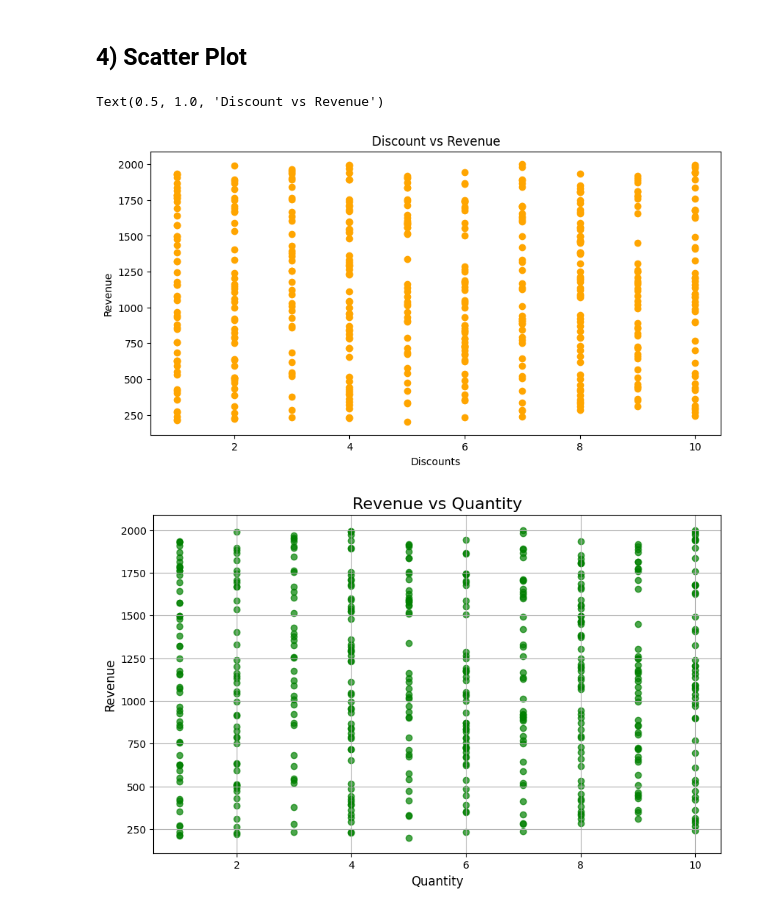
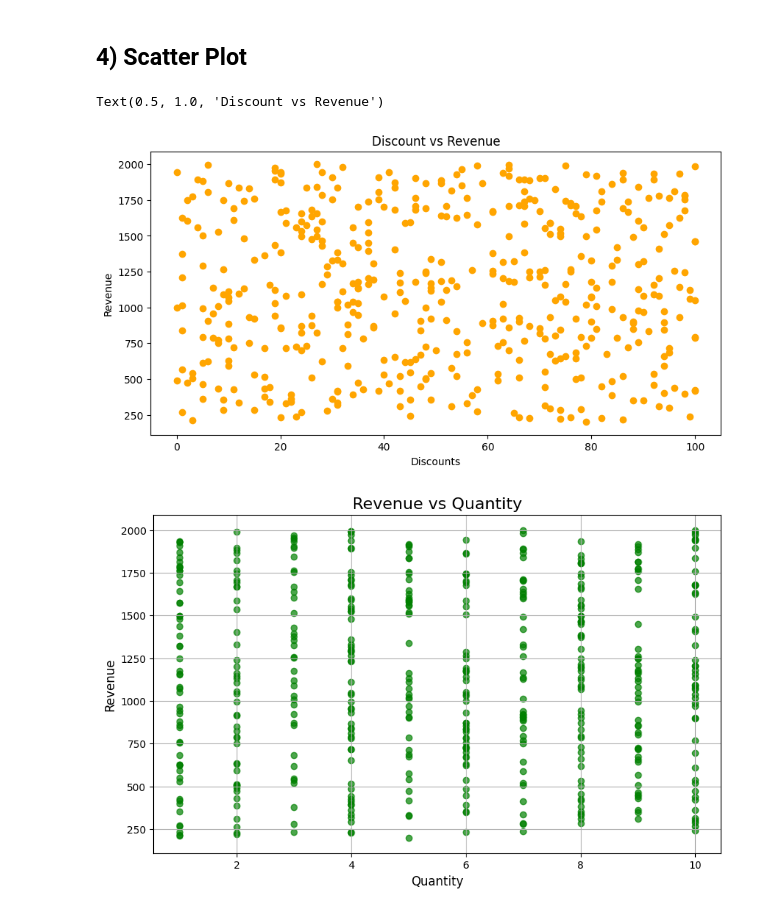
Before and after one commit to SobiaNoorAI/Data-Seekho-Data-Science-Mastery-Program, a Jupyter notebook: MODULE 3: DATA VISUALIZATION AND ANALYSIS/Assignment 1: Exploring Visualizations with Power BI, Matplotlib, and Seaborn/Python_Visualization_(Matplotlib_Seaborn).ipynb, the cells around one changed output. Cells and saved outputs as stored; diff of their text form; code cells hidden in the pictures.

```diff
--- a/MODULE 3: DATA VISUALIZATION AND ANALYSIS/Assignment 1: Exploring Visualizations with Power BI, Matplotlib, and Seaborn/Python_Visualization_(Matplotlib_Seaborn).ipynb
+++ b/MODULE 3: DATA VISUALIZATION AND ANALYSIS/Assignment 1: Exploring Visualizations with Power BI, Matplotlib, and Seaborn/Python_Visualization_(Matplotlib_Seaborn).ipynb
@@ -106,13 +79,13 @@ plt.grid(True)
 ## 4) Scatter Plot
 # %%
 plt.figure(figsize=(10,5))
-plt.scatter(data['Quantity'], data['Revenue'], color='orange', marker='o')
+plt.scatter(data['Discounts'], data['Revenue'], color='orange', marker='o')
 plt.xlabel('Discounts')
 plt.ylabel('Revenue')
 plt.title('Discount vs Revenue')
 # %% [output]
 Text(0.5, 1.0, 'Discount vs Revenue')
-[figure, old version]
+[figure, new version]
 # %%
 # Scatter Plot: Revenue vs Quantity
 plt.figure(figsize=(10, 6))
```
Also changed, not shown: parts of 10 cells of this notebook.
